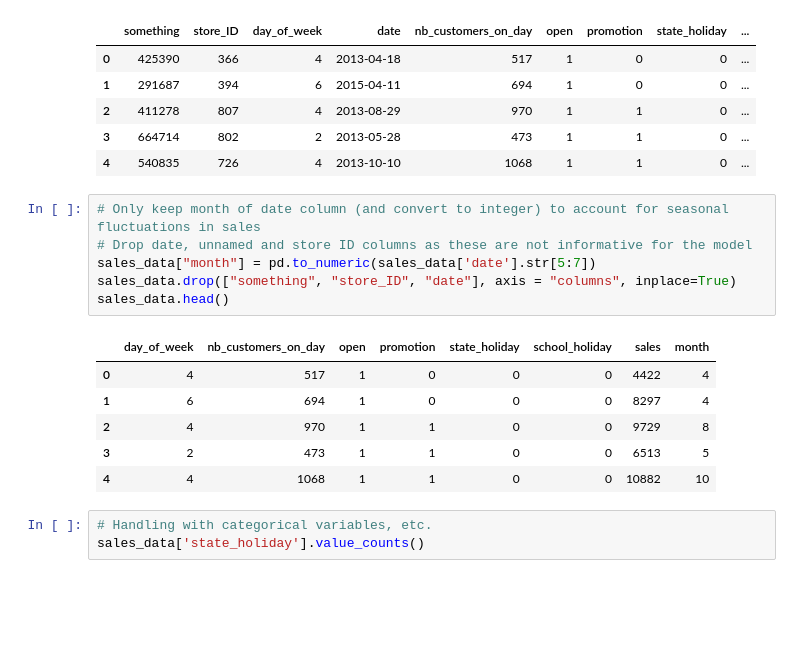
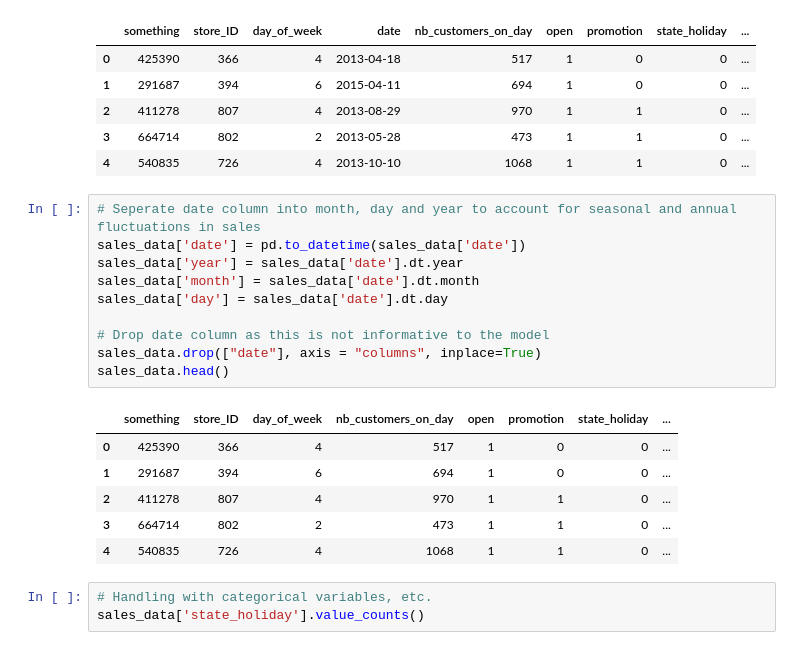
Before and after one commit to ironhack-fhieber/ironkaggle, a Jupyter notebook: main.ipynb, the cells around one changed output. Drawn from its saved outputs; the diff is of its cells as text; blank space fills up the shorter version.

```diff
--- a/main.ipynb
+++ b/main.ipynb
@@ -52,18 +68,22 @@ sales_data.head()
 | 3 | 664714 | 802 | 2 | 2013-05-28 | 473 | 1 | 1 | 0 | ... |
 | 4 | 540835 | 726 | 4 | 2013-10-10 | 1068 | 1 | 1 | 0 | ... |
 # %%
-# Only keep month of date column (and convert to integer) to account for seasonal fluctuations in sales
-# Drop date, unnamed and store ID columns as these are not informative for the model
-sales_data["month"] = pd.to_numeric(sales_data['date'].str[5:7])
-sales_data.drop(["something", "store_ID", "date"], axis = "columns", inplace=True)
+# Seperate date column into month, day and year to account for seasonal and annual fluctuations in sales
+sales_data['date'] = pd.to_datetime(sales_data['date'])
+sales_data['year'] = sales_data['date'].dt.year
+sales_data['month'] = sales_data['date'].dt.month
+sales_data['day'] = sales_data['date'].dt.day
+
+# Drop date column as this is not informative to the model
+sales_data.drop(["date"], axis = "columns", inplace=True)
 sales_data.head()
 # %% [output]
-|  | day_of_week | nb_customers_on_day | open | promotion | state_holiday | school_holiday | sales | month |
-| 0 | 4 | 517 | 1 | 0 | 0 | 0 | 4422 | 4 |
-| 1 | 6 | 694 | 1 | 0 | 0 | 0 | 8297 | 4 |
-| 2 | 4 | 970 | 1 | 1 | 0 | 0 | 9729 | 8 |
-| 3 | 2 | 473 | 1 | 1 | 0 | 0 | 6513 | 5 |
-| 4 | 4 | 1068 | 1 | 1 | 0 | 0 | 10882 | 10 |
+|  | something | store_ID | day_of_week | nb_customers_on_day | open | promotion | state_holiday | ... |
+| 0 | 425390 | 366 | 4 | 517 | 1 | 0 | 0 | ... |
+| 1 | 291687 | 394 | 6 | 694 | 1 | 0 | 0 | ... |
+| 2 | 411278 | 807 | 4 | 970 | 1 | 1 | 0 | ... |
+| 3 | 664714 | 802 | 2 | 473 | 1 | 1 | 0 | ... |
+| 4 | 540835 | 726 | 4 | 1068 | 1 | 1 | 0 | ... |
 # %%
 # Handling with categorical variables, etc.
 sales_data['state_holiday'].value_counts()
```
Also changed, not shown: parts of 9 cells of this notebook.
